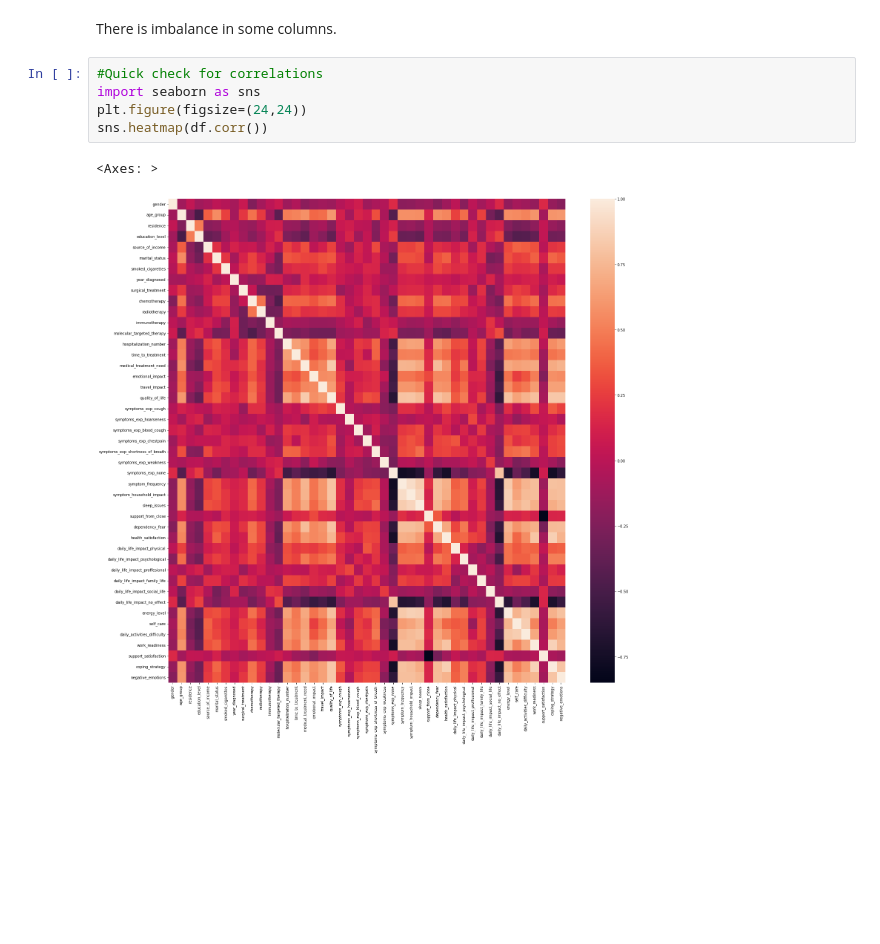
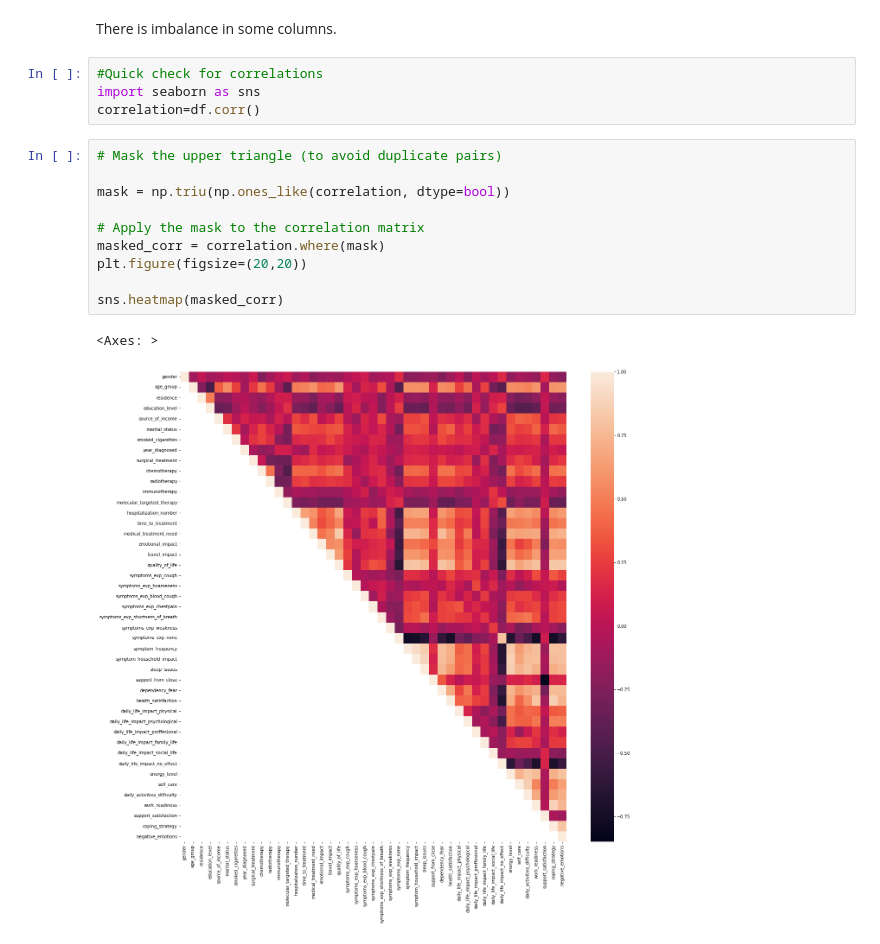
Before and after one commit to Harris-dev26/Data_mining, a Jupyter notebook: Project_file.ipynb, the cells around one changed output. Cells and saved outputs as stored; diff of their text form; blank space fills up the shorter version.

```diff
--- a/Project_file.ipynb
+++ b/Project_file.ipynb
@@ -211,8 +212,17 @@ There is imbalance in some  columns.
 # %%
 #Quick check for correlations
 import seaborn as sns
-plt.figure(figsize=(24,24))
-sns.heatmap(df.corr())
+correlation=df.corr()
-# %% [output]
-<Axes: >
-[figure, removed]
+# %%
+# Mask the upper triangle (to avoid duplicate pairs)
+
+mask = np.triu(np.ones_like(correlation, dtype=bool))
+
+# Apply the mask to the correlation matrix
+masked_corr = correlation.where(mask)
+plt.figure(figsize=(20,20))
+
+sns.heatmap(masked_corr)
+# %% [output]
+<Axes: >
+[figure, added]
```
Also changed, not shown: parts of 1 cell of this notebook, 1 other file.
